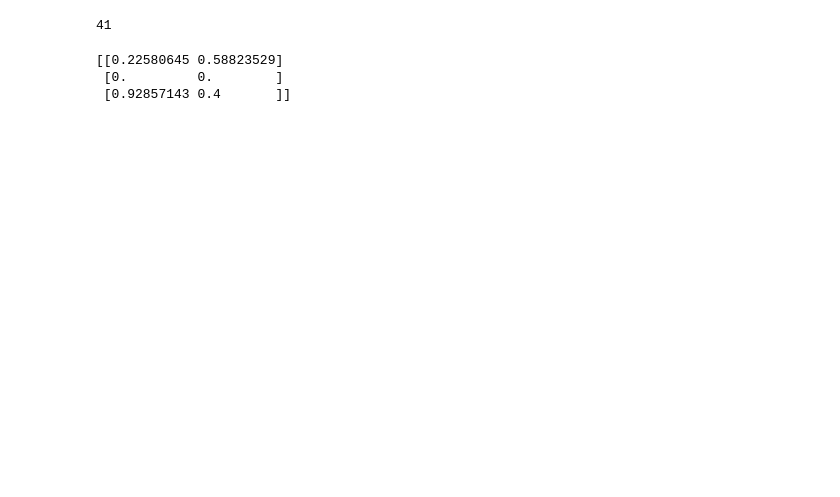
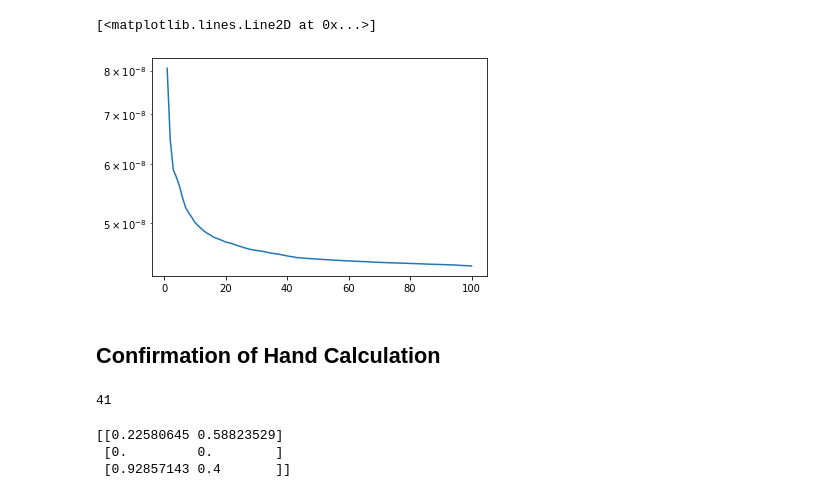
Before and after one commit to jamiehadd/entrywise-l1-NMF, a Jupyter notebook: L1_nmf_updates.ipynb, the cells around one changed output. Drawn from its saved outputs; the diff is of its cells as text; code cells hidden in the pictures; blank space fills up the shorter version.

```diff
--- a/L1_nmf_updates.ipynb
+++ b/L1_nmf_updates.ipynb
@@ -70,3 +93,29 @@ plt.semilogy(range(1,num_iters+1),errs)
+# %%
+errs = []
+W_opt = np.random.rand(1000,k)
+H_opt = np.random.rand(k,100)
+
+k = 10
+X = W_opt@H_opt
+
+init_noise = 1e-10
+
+W = W_opt + init_noise*(np.random.rand(1000,k)<0.1)
+H = H_opt + init_noise*(np.random.rand(k,100)<0.1)
+
+num_iters = 100
+
+for i in range(num_iters):
+    W,H = l1_mult_updates(X,k,1,W,H)
+
+    errs.append(np.linalg.norm(X-W@H,1))
+# %%
+plt.semilogy(range(1,num_iters+1),errs)
+# %% [output]
+[<matplotlib.lines.Line2D at 0x...>]
+[figure, added]
+# %% [markdown]
+## Confirmation of Hand Calculation
 # %%
 x = [0, 1, 1, 0, 3, 4, 6, -1, 0, 1]
 y = [1, 2, 3, 4, 5, 6, 7, 8, 9, 10]
```
Also changed, not shown: parts of 10 cells of this notebook.
